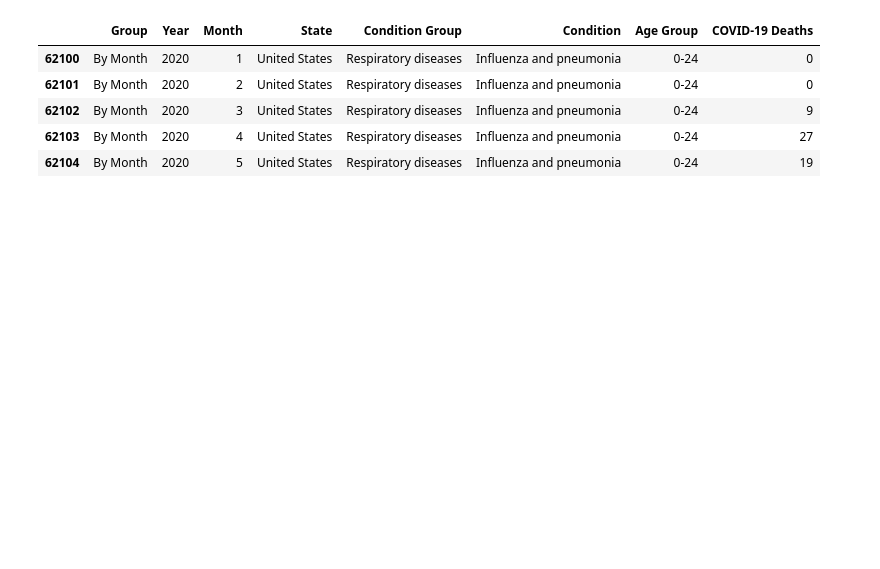
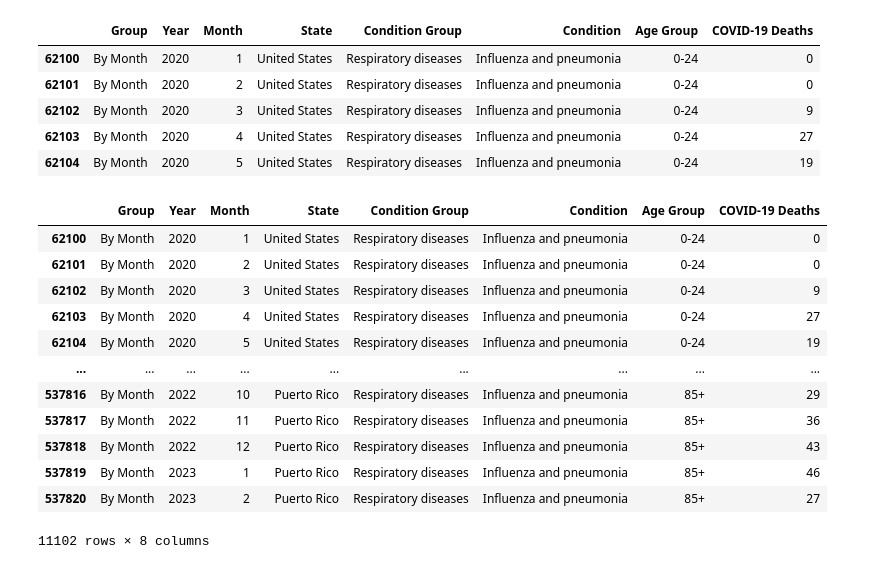
Before and after one commit to willbang548/Group_1, a Jupyter notebook: main.ipynb, the cells around one changed output. Saved outputs shown, nothing was run; the diff lists cells and outputs as text; code cells hidden in the pictures; blank space fills up the shorter version.

```diff
--- a/main.ipynb
+++ b/main.ipynb
@@ -30,3 +31,22 @@ clean_df.head()
 | 62102 | By Month | 2020 | 3 | United States | Respiratory diseases | Influenza and pneumonia | 0-24 | 9 |
 | 62103 | By Month | 2020 | 4 | United States | Respiratory diseases | Influenza and pneumonia | 0-24 | 27 |
 | 62104 | By Month | 2020 | 5 | United States | Respiratory diseases | Influenza and pneumonia | 0-24 | 19 |
+# %%
+influenza_df = clean_df.loc[clean_df['Condition'] == 'Influenza and pneumonia']
+influenza_df = influenza_df[influenza_df['Age Group'] != 'Not stated']
+
+influenza_df
+# %% [output]
+|  | Group | Year | Month | State | Condition Group | Condition | Age Group | COVID-19 Deaths |
+| 62100 | By Month | 2020 | 1 | United States | Respiratory diseases | Influenza and pneumonia | 0-24 | 0 |
+| 62101 | By Month | 2020 | 2 | United States | Respiratory diseases | Influenza and pneumonia | 0-24 | 0 |
+| 62102 | By Month | 2020 | 3 | United States | Respiratory diseases | Influenza and pneumonia | 0-24 | 9 |
+| 62103 | By Month | 2020 | 4 | United States | Respiratory diseases | Influenza and pneumonia | 0-24 | 27 |
+| 62104 | By Month | 2020 | 5 | United States | Respiratory diseases | Influenza and pneumonia | 0-24 | 19 |
+| ... | ... | ... | ... | ... | ... | ... | ... | ... |
+| 537816 | By Month | 2022 | 10 | Puerto Rico | Respiratory diseases | Influenza and pneumonia | 85+ | 29 |
+| 537817 | By Month | 2022 | 11 | Puerto Rico | Respiratory diseases | Influenza and pneumonia | 85+ | 36 |
+| 537818 | By Month | 2022 | 12 | Puerto Rico | Respiratory diseases | Influenza and pneumonia | 85+ | 43 |
+| 537819 | By Month | 2023 | 1 | Puerto Rico | Respiratory diseases | Influenza and pneumonia | 85+ | 46 |
+| 537820 | By Month | 2023 | 2 | Puerto Rico | Respiratory diseases | Influenza and pneumonia | 85+ | 27 |
+11102 rows × 8 columns
```
Also changed, not shown: parts of 3 cells of this notebook.
